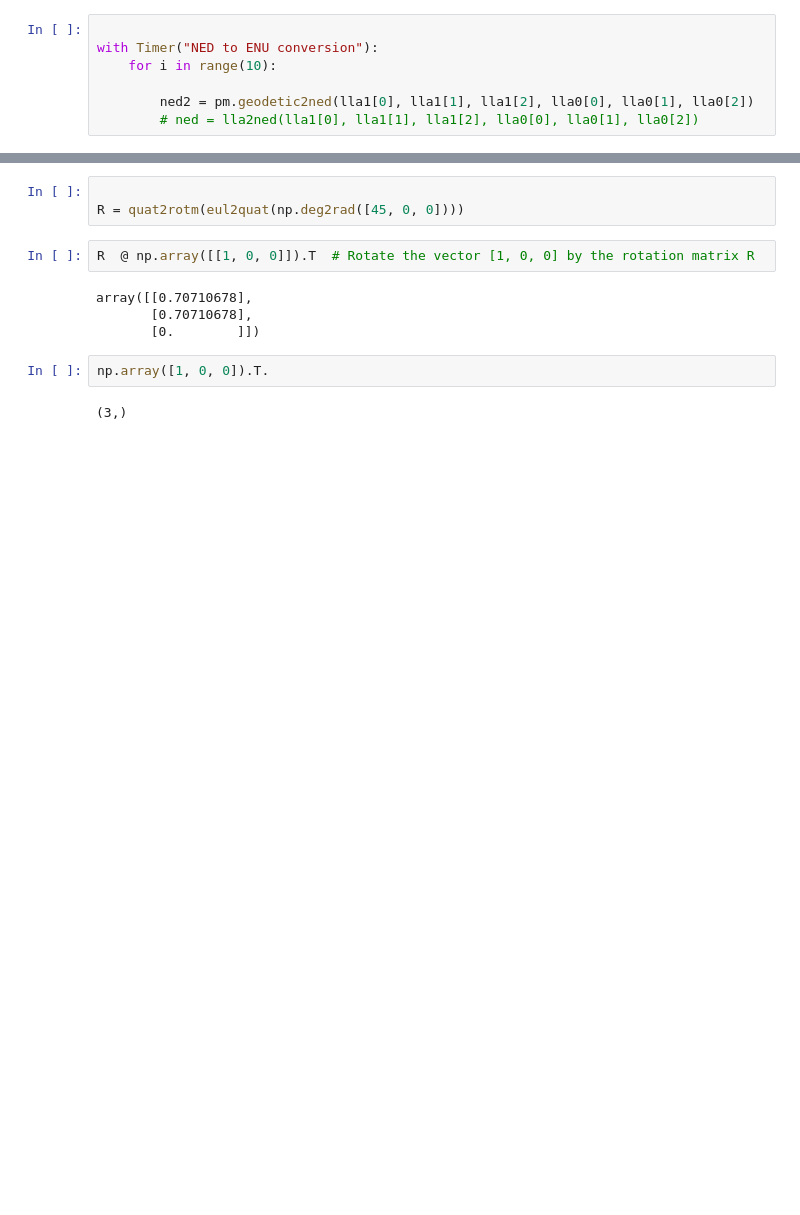
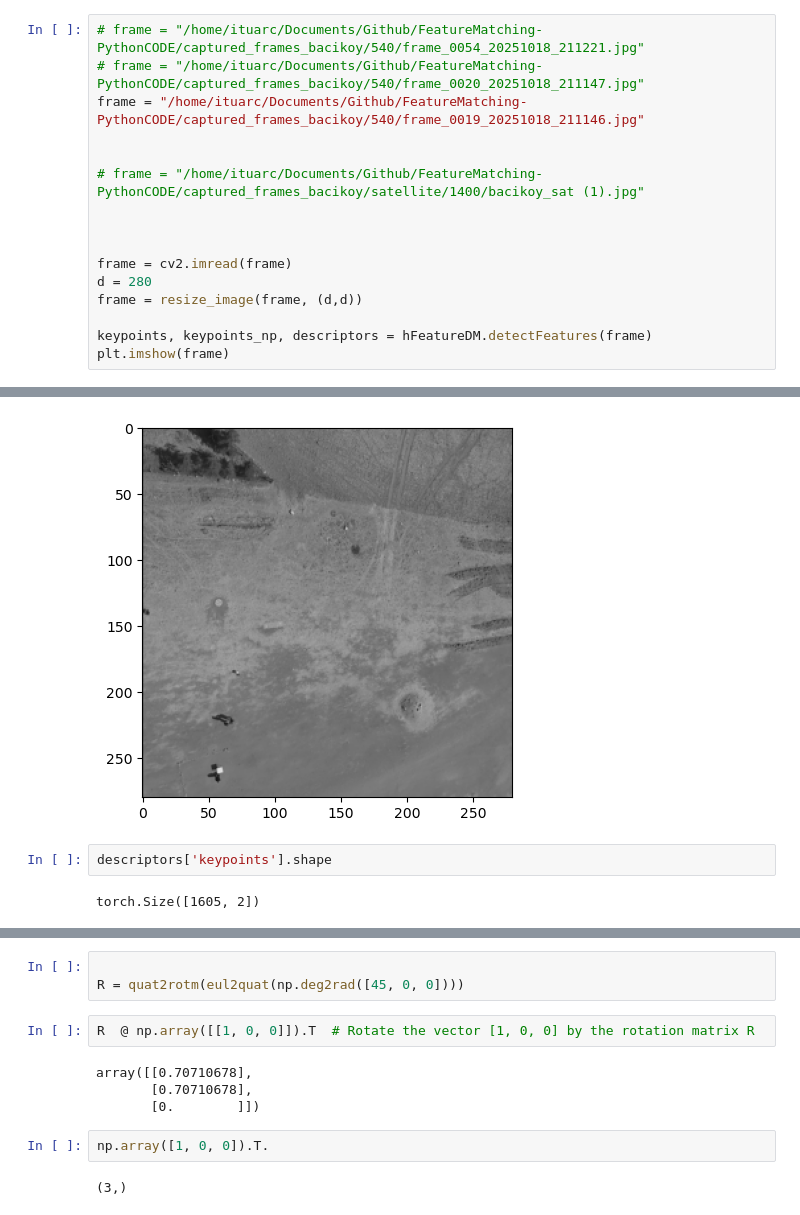
Before and after one commit to bakisanlan/FeatureMatching-PythonCODE, a Jupyter notebook: deneme.ipynb, the cells around one changed output, grey strips where cells are left out. Drawn from its saved outputs; the diff is of its cells as text; blank space fills up the shorter version.

```diff
--- a/deneme.ipynb
+++ b/deneme.ipynb
@@ -32,8 +68,17 @@ ned
 # %%
+# frame = "/home/ituarc/Documents/Github/FeatureMatching-PythonCODE/captured_frames_bacikoy/540/frame_0054_20251018_211221.jpg"
+# frame = "/home/ituarc/Documents/Github/FeatureMatching-PythonCODE/captured_frames_bacikoy/540/frame_0020_20251018_211147.jpg"
+frame = "/home/ituarc/Documents/Github/FeatureMatching-PythonCODE/captured_frames_bacikoy/540/frame_0019_20251018_211146.jpg"
 
-with Timer("NED to ENU conversion"):
-    for i in range(10):
 
-        ned2 = pm.geodetic2ned(lla1[0], lla1[1], lla1[2], lla0[0], lla0[1], lla0[2])
-        # ned = lla2ned(lla1[0], lla1[1], lla1[2], lla0[0], lla0[1], lla0[2])
+# frame = "/home/ituarc/Documents/Github/FeatureMatching-PythonCODE/captured_frames_bacikoy/satellite/1400/bacikoy_sat (1).jpg"
+
+
+
+frame = cv2.imread(frame)
+d = 280
+frame = resize_image(frame, (d,d))
+
+keypoints, keypoints_np, descriptors = hFeatureDM.detectFeatures(frame)
+plt.imshow(frame)
 # %% [output]
@@ -41,0 +86,5 @@ Elapsed: 0.00586700439453125
+[figure, added]
+# %%
+descriptors['keypoints'].shape
+# %% [output]
+torch.Size([1605, 2])
```
Also changed, not shown: parts of 22 cells of this notebook, 35 other files.
